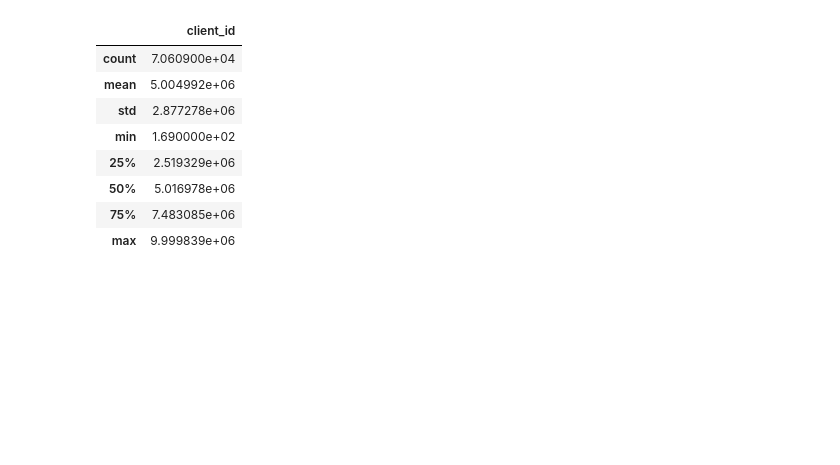
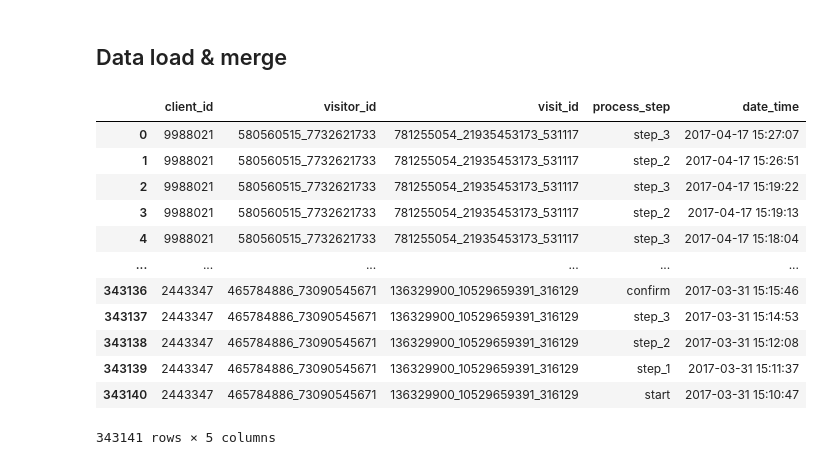
Before and after one commit to adrianbenitezrueda/ih-sp-ab-testing, a Jupyter notebook: data.ipynb, the cells around one changed output. Saved outputs shown, nothing was run; the diff lists cells and outputs as text; code cells hidden in the pictures; blank space fills up the shorter version.

```diff
--- a/data.ipynb
+++ b/data.ipynb
@@ -224,12 +6,22 @@ df3.describe()
-# %%
-df4.describe()
-# %% [output]
-|  | client_id |
-| count | 7.060900e+04 |
-| mean | 5.004992e+06 |
-| std | 2.877278e+06 |
-| min | 1.690000e+02 |
-| 25% | 2.519329e+06 |
-| 50% | 5.016978e+06 |
-| 75% | 7.483085e+06 |
-| max | 9.999839e+06 |
+# %% [markdown]
+## Data load & merge
+# %%
+# Read final web data dataframes
+df_wd_1 = pd.read_csv("df_final_web_data_pt_1.txt")
+df_wd_2 = pd.read_csv("df_final_web_data_pt_2.txt")
+# %%
+df_wd_1
+# %% [output]
+|  | client_id | visitor_id | visit_id | process_step | date_time |
+| 0 | 9988021 | 580560515_7732621733 | 781255054_21935453173_531117 | step_3 | 2017-04-17 15:27:07 |
+| 1 | 9988021 | 580560515_7732621733 | 781255054_21935453173_531117 | step_2 | 2017-04-17 15:26:51 |
+| 2 | 9988021 | 580560515_7732621733 | 781255054_21935453173_531117 | step_3 | 2017-04-17 15:19:22 |
+| 3 | 9988021 | 580560515_7732621733 | 781255054_21935453173_531117 | step_2 | 2017-04-17 15:19:13 |
+| 4 | 9988021 | 580560515_7732621733 | 781255054_21935453173_531117 | step_3 | 2017-04-17 15:18:04 |
+| ... | ... | ... | ... | ... | ... |
+| 343136 | 2443347 | 465784886_73090545671 | 136329900_10529659391_316129 | confirm | 2017-03-31 15:15:46 |
+| 343137 | 2443347 | 465784886_73090545671 | 136329900_10529659391_316129 | step_3 | 2017-03-31 15:14:53 |
+| 343138 | 2443347 | 465784886_73090545671 | 136329900_10529659391_316129 | step_2 | 2017-03-31 15:12:08 |
+| 343139 | 2443347 | 465784886_73090545671 | 136329900_10529659391_316129 | step_1 | 2017-03-31 15:11:37 |
+| 343140 | 2443347 | 465784886_73090545671 | 136329900_10529659391_316129 | start | 2017-03-31 15:10:47 |
+343141 rows × 5 columns
```
Also changed, not shown: parts of 58 cells of this notebook, 2 other files.
